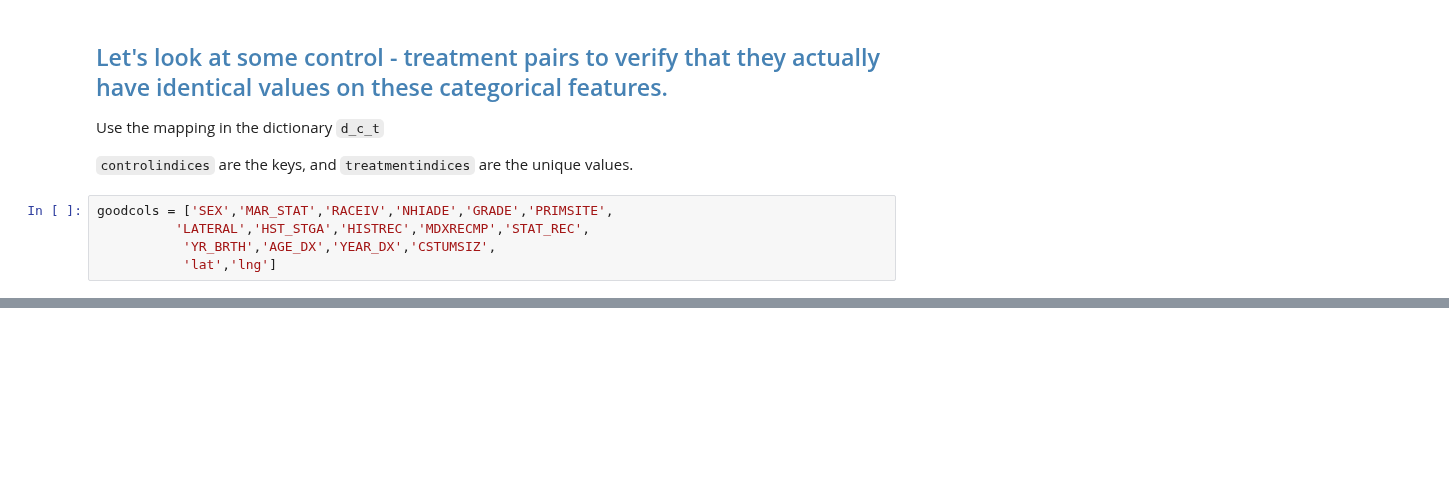
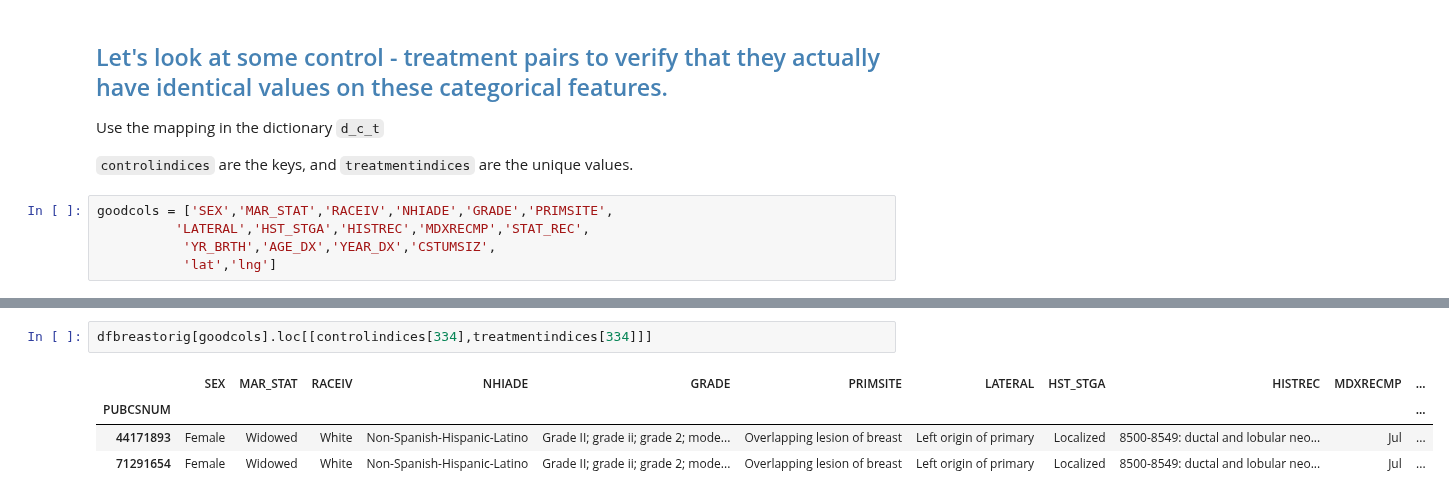
Before and after one commit to doolingdavid/SEERMATCH2, a Jupyter notebook: breast_example.ipynb, the cells around one changed output, grey strips where cells are left out. Saved outputs shown, nothing was run; the diff lists cells and outputs as text; blank space fills up the shorter version.

Commit message:
added breast_example

```diff
--- a/breast_example.ipynb
+++ b/breast_example.ipynb
@@ -1196,3 +1196,10 @@ dfbreastorig[goodcols].loc[[controlindices[3],treatmentindices[3]]]
 | PUBCSNUM |  |  |  |  |  |  |  |  |  |  | ... |
 | 35848199 | Female | Married (including common law) | White | Non-Spanish-Hispanic-Latino | Grade II; grade ii; grade 2; mode... | Upper-outer quadrant of breast | Left origin of primary | Localized | 8500-8549: ductal and lobular neo... | Dec | ... |
 | 35810825 | Female | Married (including common law) | White | Non-Spanish-Hispanic-Latino | Grade II; grade ii; grade 2; mode... | Upper-outer quadrant of breast | Left origin of primary | Localized | 8500-8549: ductal and lobular neo... | Dec | ... |
+# %%
+dfbreastorig[goodcols].loc[[controlindices[334],treatmentindices[334]]]
+# %% [output]
+|  | SEX | MAR_STAT | RACEIV | NHIADE | GRADE | PRIMSITE | LATERAL | HST_STGA | HISTREC | MDXRECMP | ... |
+| PUBCSNUM |  |  |  |  |  |  |  |  |  |  | ... |
+| 44171893 | Female | Widowed | White | Non-Spanish-Hispanic-Latino | Grade II; grade ii; grade 2; mode... | Overlapping lesion of breast | Left origin of primary | Localized | 8500-8549: ductal and lobular neo... | Jul | ... |
+| 71291654 | Female | Widowed | White | Non-Spanish-Hispanic-Latino | Grade II; grade ii; grade 2; mode... | Overlapping lesion of breast | Left origin of primary | Localized | 8500-8549: ductal and lobular neo... | Jul | ... |
```
Also changed, not shown: parts of 1 cell of this notebook.
